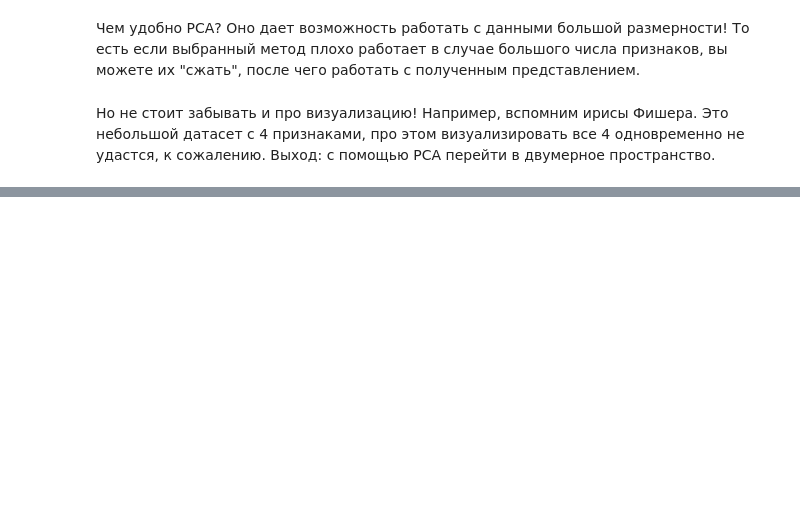
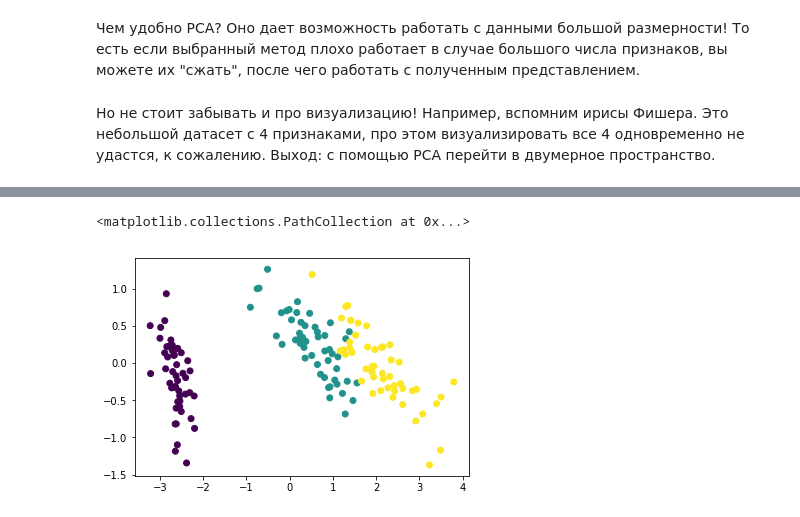
Before and after one commit to yashakb/minor_HSE, a Jupyter notebook: seminars/sem8/dim_reduction.ipynb, the cells around one changed output, grey strips where cells are left out. Saved outputs shown, nothing was run; the diff lists cells and outputs as text; code cells hidden in the pictures; blank space fills up the shorter version.

```diff
--- a/seminars/sem8/dim_reduction.ipynb
+++ b/seminars/sem8/dim_reduction.ipynb
@@ -308,8 +332,13 @@ plt.axis('equal');
 # %%
+figsize(6,4)
 from sklearn import datasets
+
 iris = datasets.load_iris()
 X_reduced = PCA(n_components=2).fit_transform(iris.data)
 plt.scatter(X_reduced[:, 0], X_reduced[:, 1], c=iris.target)
+# %% [output]
+<matplotlib.collections.PathCollection at 0x...>
+[figure, added]
 # %%
 pca = PCA(n_components=4).fit(iris.data)
 plt.plot(range(1, 5), np.cumsum(pca.explained_variance_ratio_))
```
Also changed, not shown: parts of 12 cells of this notebook, 1 other file.
